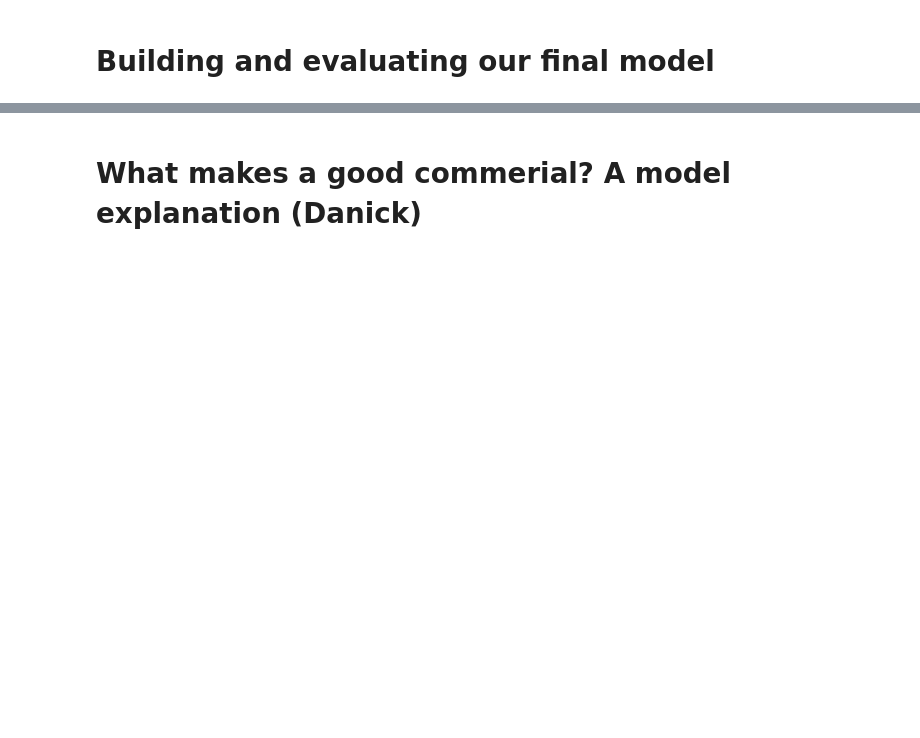
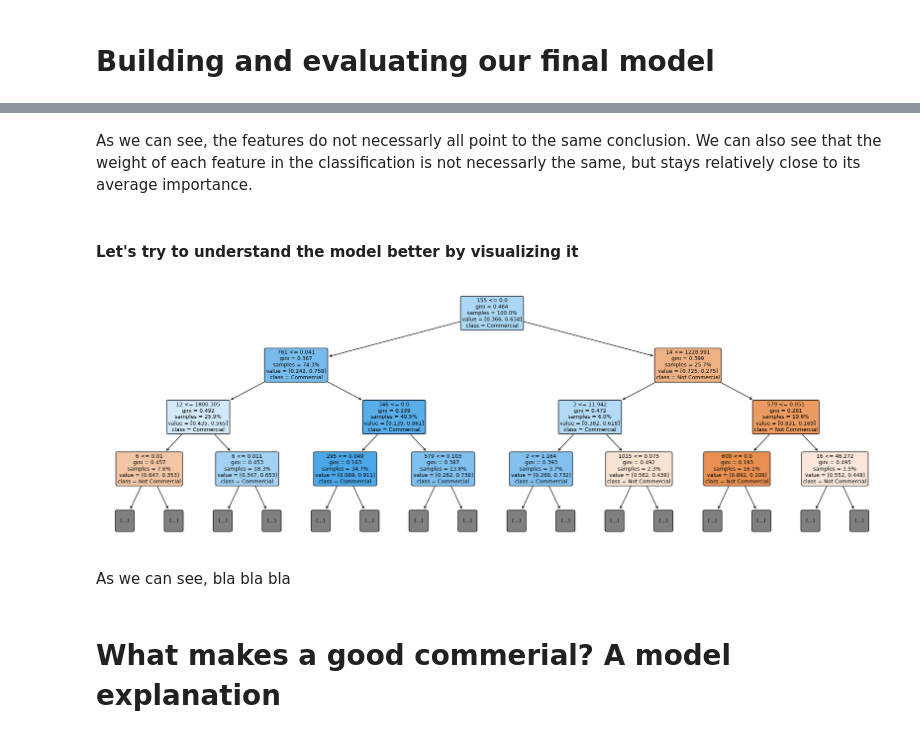
Before and after one commit to DanickCarrier/ml_commercial_detection, a Jupyter notebook: msci-446-submission.ipynb, the cells around one changed output, grey strips where cells are left out. Cells and saved outputs as stored; diff of their text form; code cells hidden in the pictures; blank space fills up the shorter version.

```diff
--- a/msci-446-submission.ipynb
+++ b/msci-446-submission.ipynb
@@ -284,0 +487,7 @@ accuracy_score(y_test, y_pred)
+# %%
+#set the final data
+final_x=all_data_x
+final_y=all_data_y
+# %%
+#change with actuall best model
+best_model=DecisionTreeClassifier()
@@ -284,0 +498,7 @@ accuracy_score(y_test, y_pred)
+# %%
+small_final_x=final_x.sample(n=1000,random_state=42)
+small_final_y=final_y.sample(n=1000,random_state=42)
+# %%
+best_model.fit(small_final_x,small_final_y)
+explainer=shap.Explainer(best_model.predict,small_final_x)
+sv=explainer(small_final_x)
@@ -285,2 +522,24 @@ accuracy_score(y_test, y_pred)
+# %% [markdown]
+As we can see, the features do not necessarly all point to the same conclusion. We can also see that the weight of each feature in the classification is not necessarly the same, but stays relatively close to its average importance.
+# %% [markdown]
+#### Let's try to understand the model better by visualizing it
+# %%
+best_model.fit(final_x,final_y)
+fig = plt.figure(figsize=(24, 8))
+vis = tree.plot_tree(
+  best_model,
+  feature_names = list(final_x.columns),
+  class_names = ['Not Commercial', 'Commercial'],
+  max_depth=3,
+  fontsize=9,
+  proportion=True,
+  filled=True,
+  rounded=True
+)
+fig.savefig("decision_tree.jpg")
+# %% [output]
+[figure, added]
+# %% [markdown]
+As we can see, bla bla bla
 # %% [markdown]
-# What makes a good commerial? A model explanation (Danick)
+# What makes a good commerial? A model explanation
```
Also changed, not shown: parts of 62 cells of this notebook, 1 other file.
